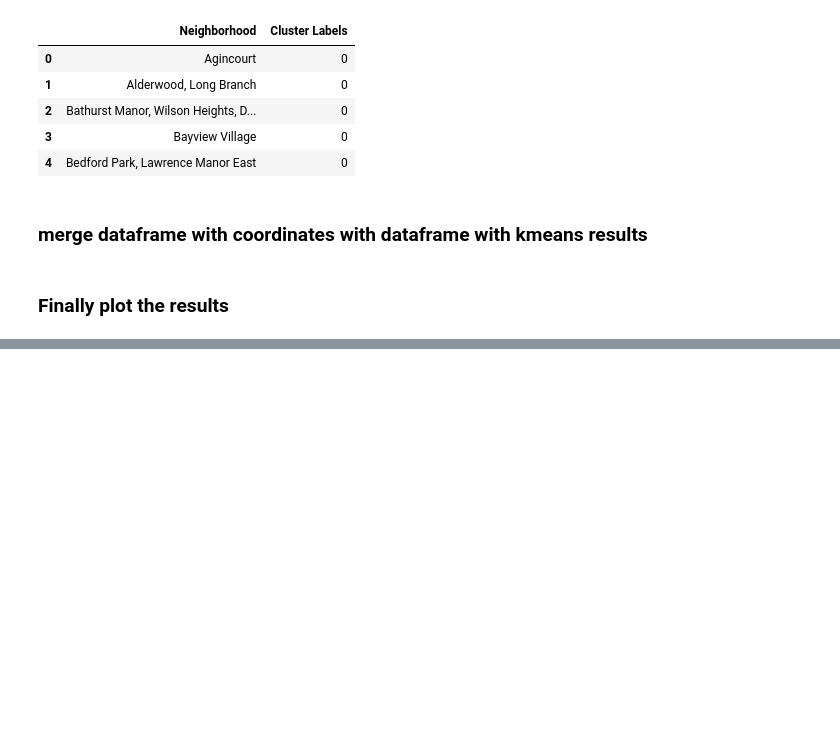
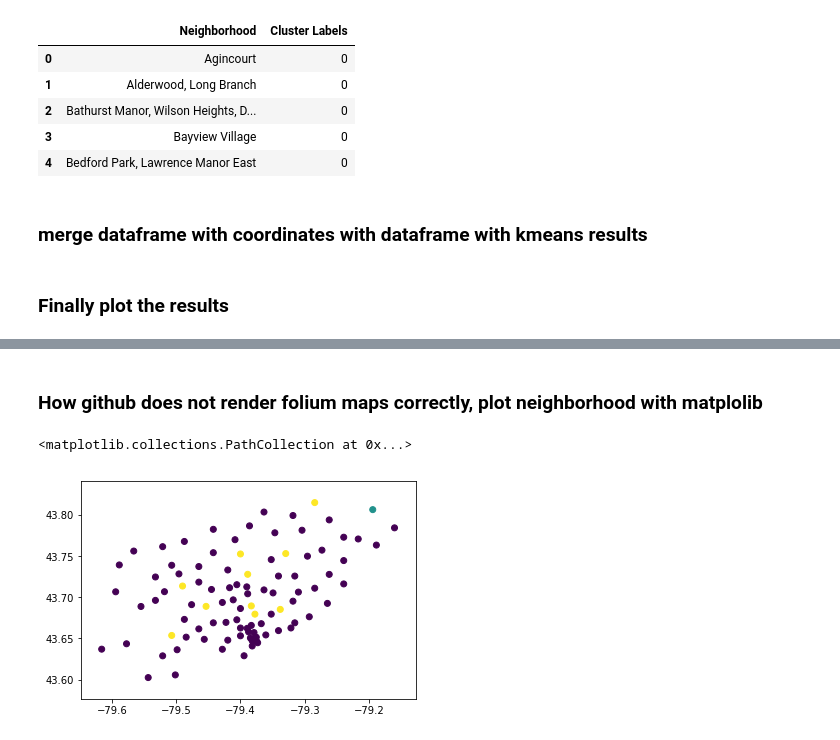
Before and after one commit to jocalte/Coursera_Capstone, a Jupyter notebook: Segmenting and Clustering Neighborhoods_Question 3.ipynb, the cells around one changed output, grey strips where cells are left out. Saved outputs shown, nothing was run; the diff lists cells and outputs as text; code cells hidden in the pictures; blank space fills up the shorter version.

Commit message:
Published from Watson Studio. Segunda revision de la imagen, añadido un scatter plot

```diff
--- a/Segmenting and Clustering Neighborhoods_Question 3.ipynb
+++ b/Segmenting and Clustering Neighborhoods_Question 3.ipynb
@@ -417,0 +403,7 @@ embed_map(map_clusters)
+# %% [markdown]
+### How github does not render folium maps correctly, plot neighborhood with matplolib
+# %%
+plt.scatter(toronto_clustered['Longitude'], toronto_clustered['Latitude'], c=toronto_clustered['Cluster Labels'])
+# %% [output]
+<matplotlib.collections.PathCollection at 0x...>
+[figure, added]
```
Also changed, not shown: parts of 3 cells of this notebook.
